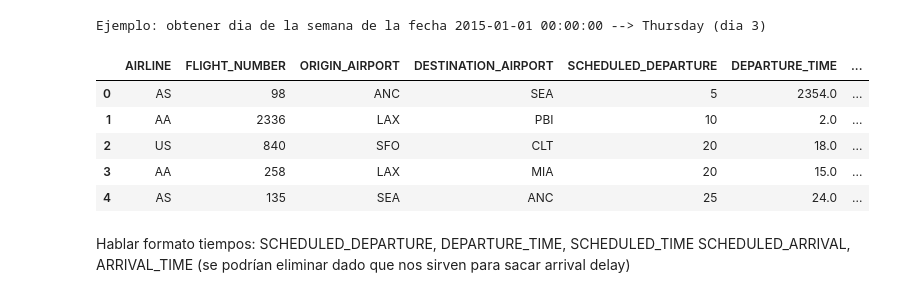
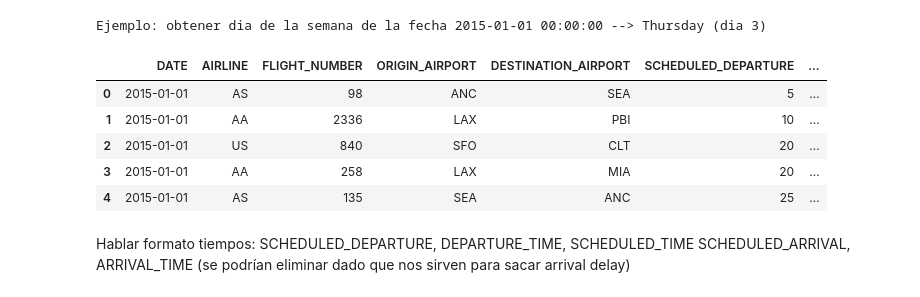
Before and after one commit to inesgfortis/Aircraft_Delays_Analysis, a Jupyter notebook: Preprocessing.ipynb, the cells around one changed output. Drawn from its saved outputs; the diff is of its cells as text; code cells hidden in the pictures.

```diff
--- a/Preprocessing.ipynb
+++ b/Preprocessing.ipynb
@@ -97,15 +98,19 @@ print(f"Ejemplo: obtener dia de la semana de la fecha {df['DATE'].iloc[0]} --> {
 # NOTA: hay que tener en cuenta que dayofweek empieza a contar en 0 = lunes
 # %% [output]
 Ejemplo: obtener dia de la semana de la fecha 2015-01-01 00:00:00 --> Thursday (dia 3)
-# %%
-df.head()
-# %% [output]
-|  | AIRLINE | FLIGHT_NUMBER | ORIGIN_AIRPORT | DESTINATION_AIRPORT | SCHEDULED_DEPARTURE | DEPARTURE_TIME | ... |
-| 0 | AS | 98 | ANC | SEA | 5 | 2354.0 | ... |
-| 1 | AA | 2336 | LAX | PBI | 10 | 2.0 | ... |
-| 2 | US | 840 | SFO | CLT | 20 | 18.0 | ... |
-| 3 | AA | 258 | LAX | MIA | 20 | 15.0 | ... |
-| 4 | AS | 135 | SEA | ANC | 25 | 24.0 | ... |
+# %%
+# Cambiamos el orden de las columnas, para que DATE sea la primera
+cols = df.columns.tolist()
+cols = cols[-1:] + cols[:-1]
+df = df[cols]
+df.head()
+# %% [output]
+|  | DATE | AIRLINE | FLIGHT_NUMBER | ORIGIN_AIRPORT | DESTINATION_AIRPORT | SCHEDULED_DEPARTURE | ... |
+| 0 | 2015-01-01 | AS | 98 | ANC | SEA | 5 | ... |
+| 1 | 2015-01-01 | AA | 2336 | LAX | PBI | 10 | ... |
+| 2 | 2015-01-01 | US | 840 | SFO | CLT | 20 | ... |
+| 3 | 2015-01-01 | AA | 258 | LAX | MIA | 20 | ... |
+| 4 | 2015-01-01 | AS | 135 | SEA | ANC | 25 | ... |
 # %% [markdown]
 Hablar formato tiempos:
     SCHEDULED_DEPARTURE, DEPARTURE_TIME, SCHEDULED_TIME
```
Also changed, not shown: parts of 8 cells of this notebook.
